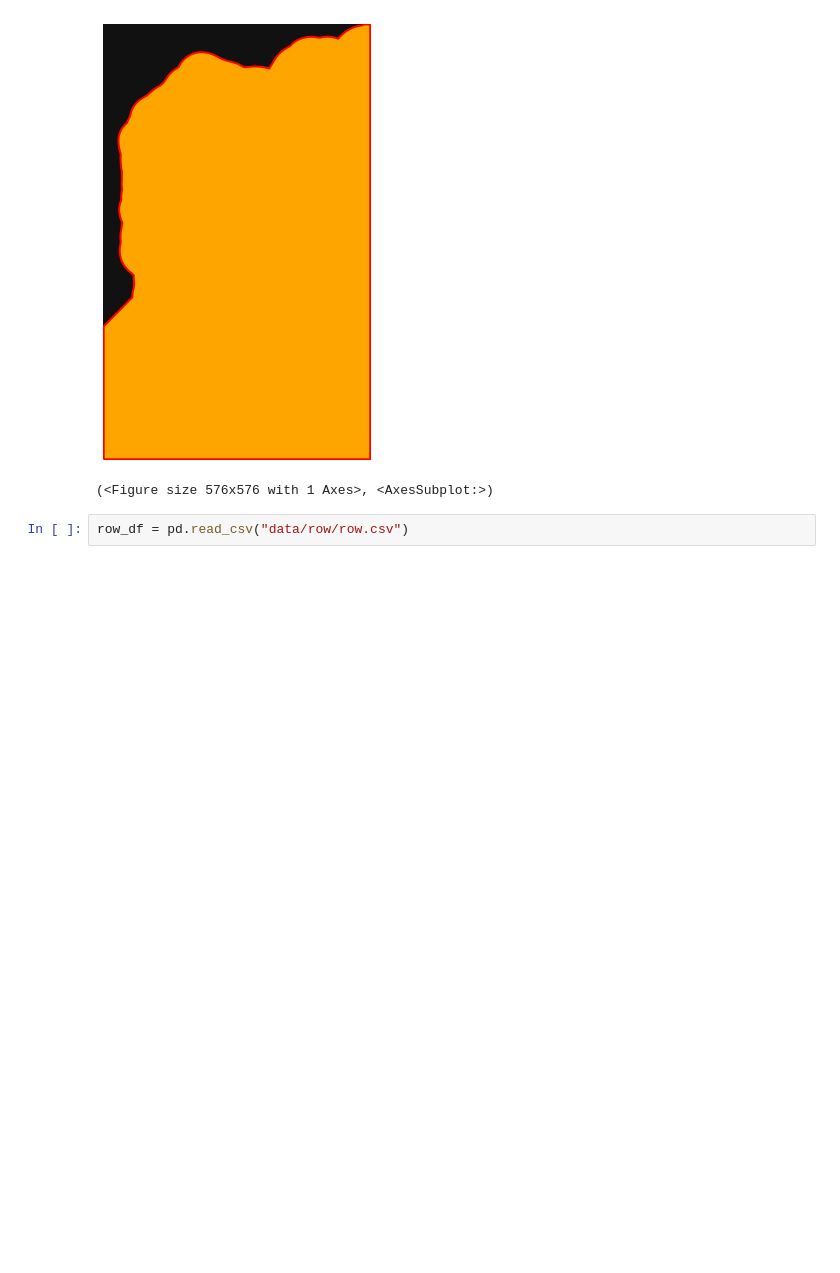
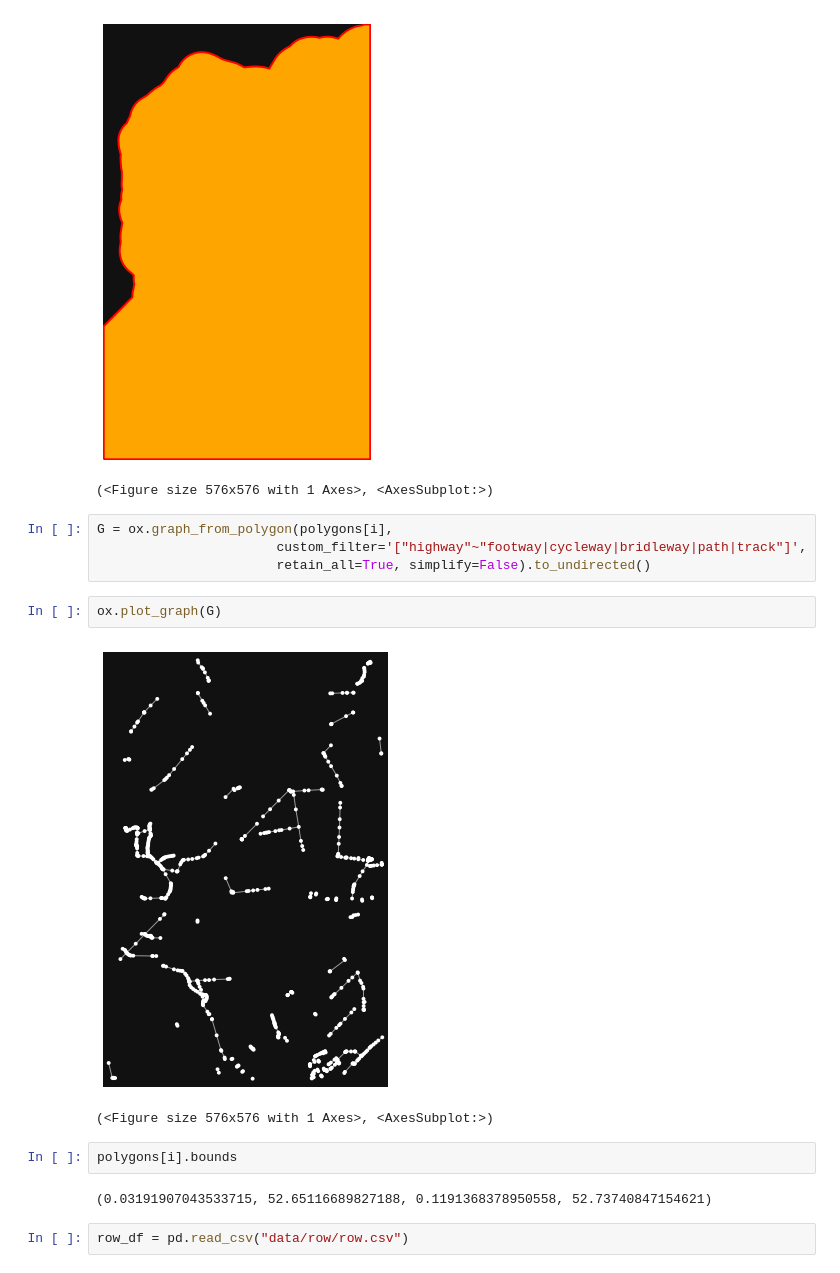
Before and after one commit to Andrewwango/prow-map, a Jupyter notebook: test_batch.ipynb, the cells around one changed output. Drawn from its saved outputs; the diff is of its cells as text; blank space fills up the shorter version.

```diff
--- a/test_batch.ipynb
+++ b/test_batch.ipynb
@@ -48,6 +48,19 @@ ox.plot_footprints(split_geom_gdf.iloc[i:i+1], edge_linewidth=2, edge_color='red
 # %% [output]
 [figure]
 (<Figure size 576x576 with 1 Axes>, <AxesSubplot:>)
+# %%
+G = ox.graph_from_polygon(polygons[i],
+                       custom_filter='["highway"~"footway|cycleway|bridleway|path|track"]',
+                       retain_all=True, simplify=False).to_undirected()
+# %%
+ox.plot_graph(G)
+# %% [output]
+[figure, added]
+(<Figure size 576x576 with 1 Axes>, <AxesSubplot:>)
+# %%
+polygons[i].bounds
+# %% [output]
+(0.03191907043533715, 52.65116689827188, 0.1191368378950558, 52.73740847154621)
 # %%
 row_df = pd.read_csv("data/row/row.csv")
 # %%
```
Also changed, not shown: parts of 1 cell of this notebook, 38 other files.
